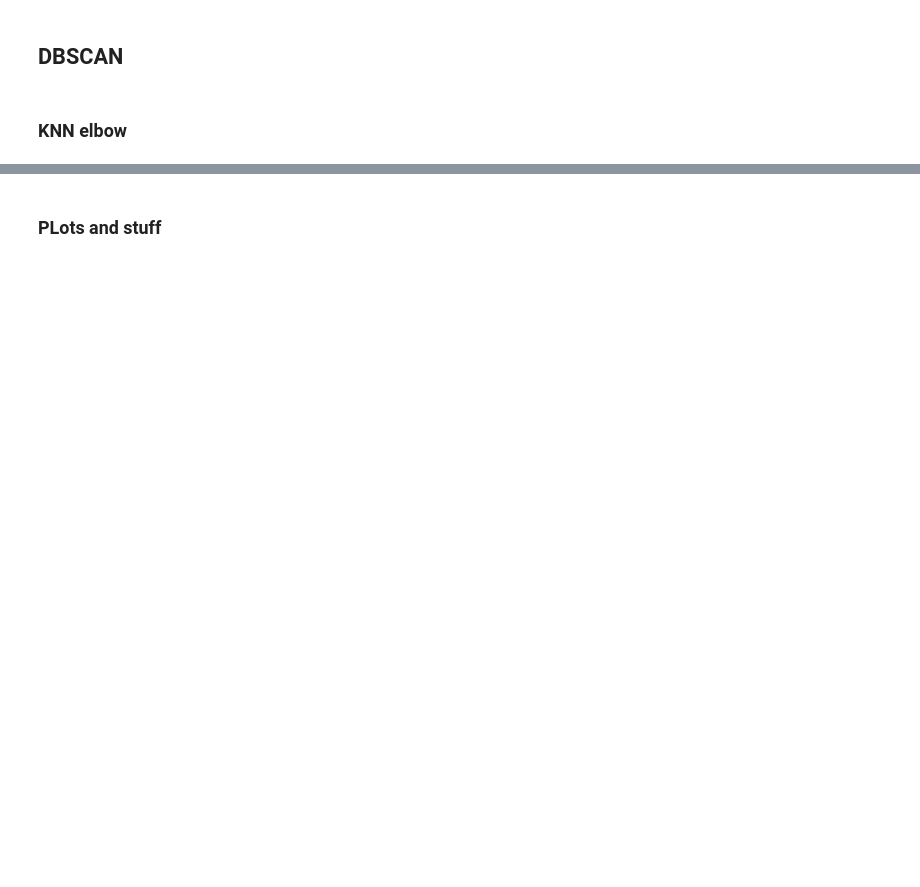
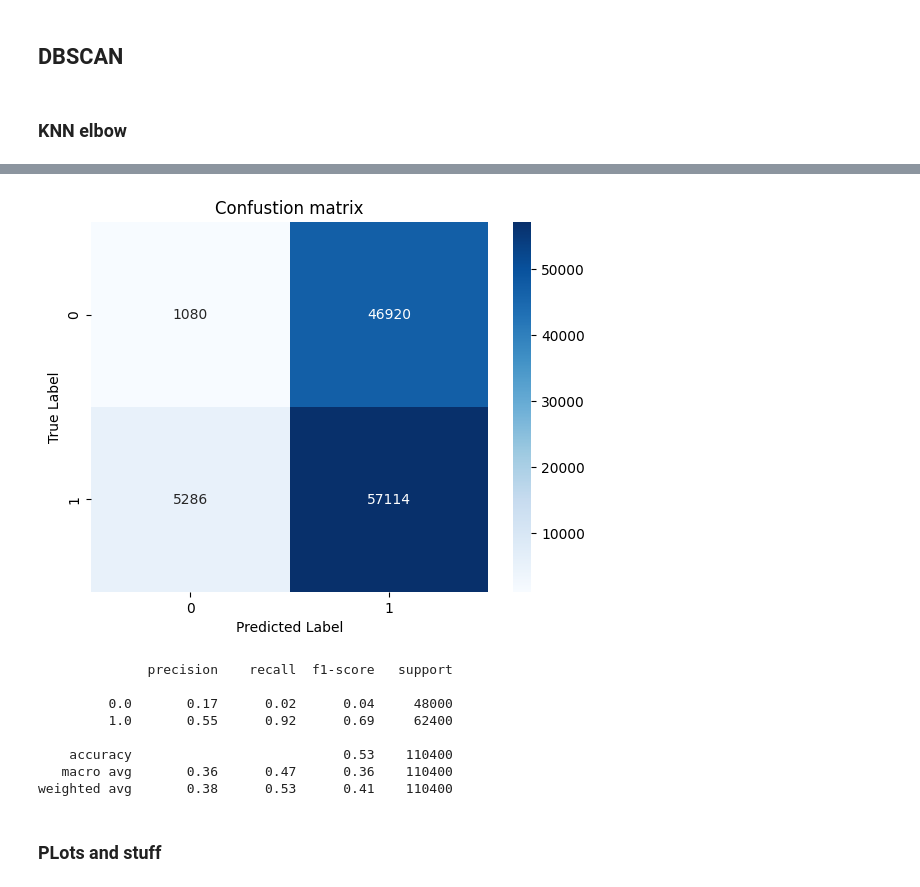
Before and after one commit to flod1n/R7022E-AI-in-processindustry-and-automation, a Jupyter notebook: Lab2_unsupervised/task2.ipynb, the cells around one changed output, grey strips where cells are left out. Saved outputs shown, nothing was run; the diff lists cells and outputs as text; code cells hidden in the pictures; blank space fills up the shorter version.

```diff
--- a/Lab2_unsupervised/task2.ipynb
+++ b/Lab2_unsupervised/task2.ipynb
@@ -186,5 +168,7 @@ results_df
 # %%
-eps_values = [3, 3.2, 3.4, 3.6, 3.8, 4]
+from sklearn.cluster import DBSCAN
+
+eps_values = [3, 3.2, 3.4, 3.6, 3.8]
 min_samples_list = [10, 15, 20, 25]
 
 results = []  # store results for each eps
@@ -213,14 +197,13 @@ for eps in eps_values:
 
         results.append({
             "eps": eps,
+            "min_samples": min_samples,
             "precision": precision,
             "recall": recall,
             "f1": f1,
             "fnr": fnr,
             "fpr": fpr,
             "outliers": outliers,
-            "outlier_ratio": ratio_outliers
+            "outlier_ratio": ratio_outliers,
+            "y_pred": y_pred
         })
-
-# Sort by the metric you care about: choose f1 here
-top3 = sorted(results, key=lambda x: x["f1"], reverse=True)[:3]
@@ -227,3 +231,26 @@ top3 = sorted(results, key=lambda x: x["f1"], reverse=True)[:3]
+# %%
+from sklearn.metrics import classification_report, confusion_matrix
+
+y_pred = results_df.loc[11, "y_pred"]
+cm2 = confusion_matrix(y_test, y_pred)
+
+sns.heatmap(cm2, annot=True, fmt='d', cmap='Blues')
+plt.title("Confustion matrix")
+plt.xlabel("Predicted Label")
+plt.ylabel("True Label")
+plt.show()
+
+print(classification_report(y_test, y_pred))
+# %% [output]
+[figure, added]
+              precision    recall  f1-score   support
+
+         0.0       0.17      0.02      0.04     48000
+         1.0       0.55      0.92      0.69     62400
+
+    accuracy                           0.53    110400
+   macro avg       0.36      0.47      0.36    110400
+weighted avg       0.38      0.53      0.41    110400
 # %% [markdown]
 ### PLots and stuff
 # %%
```
Also changed, not shown: parts of 8 cells of this notebook.
